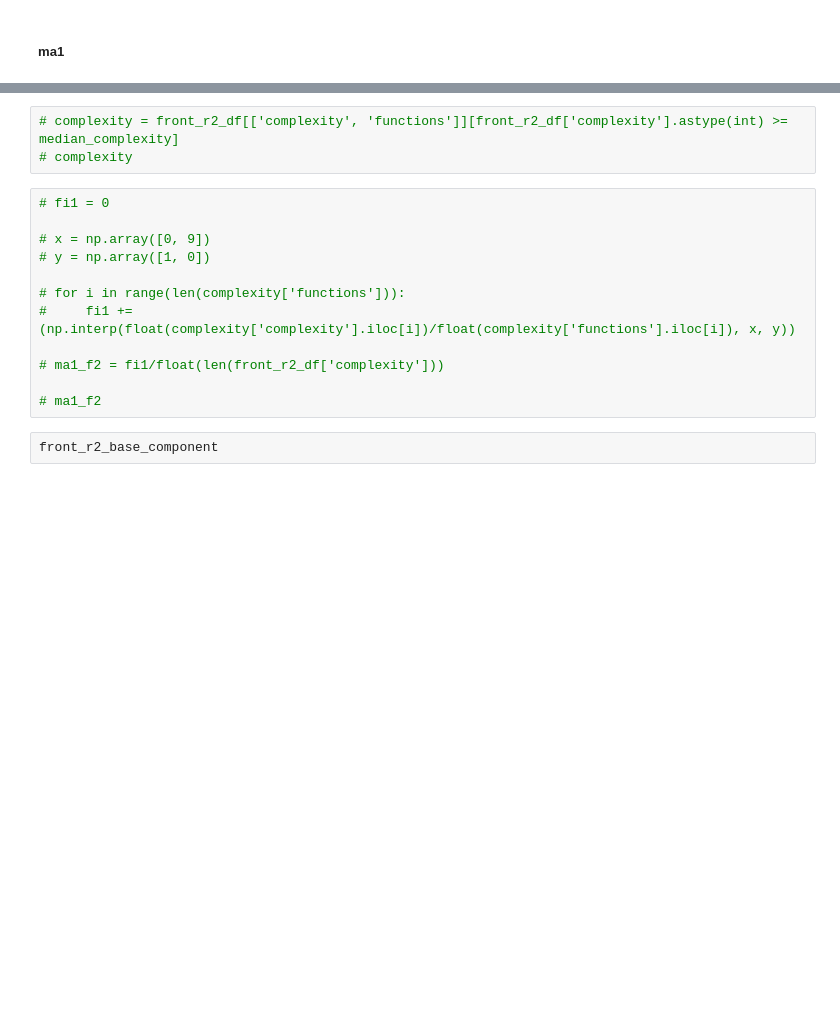
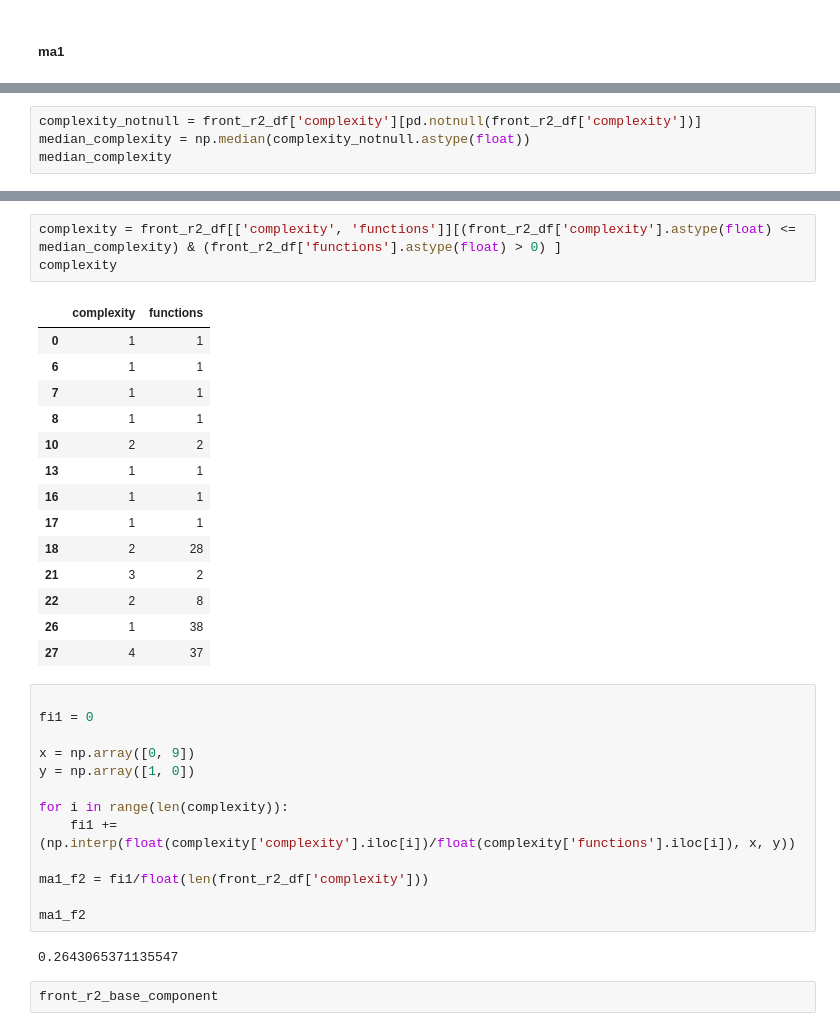
Before and after one commit to fga-eps-mds/2020.1-Grupo6, a Jupyter notebook: analytics/src/analytics.ipynb, the cells around one changed output, grey strips where cells are left out. Saved outputs shown, nothing was run; the diff lists cells and outputs as text; blank space fills up the shorter version.

```diff
--- a/analytics/src/analytics.ipynb
+++ b/analytics/src/analytics.ipynb
@@ -1314,0 +1400,4 @@ front_r2_df
+# %%
+complexity_notnull = front_r2_df['complexity'][pd.notnull(front_r2_df['complexity'])]
+median_complexity = np.median(complexity_notnull.astype(float))
+median_complexity
@@ -1315,18 +1426,36 @@ front_r2_df
 # %%
-# complexity = front_r2_df[['complexity', 'functions']][front_r2_df['complexity'].astype(int) >= median_complexity]
-# complexity
+complexity = front_r2_df[['complexity', 'functions']][(front_r2_df['complexity'].astype(float) <= median_complexity) & (front_r2_df['functions'].astype(float) > 0) ]
+complexity
+# %% [output]
+|  | complexity | functions |
+| 0 | 1 | 1 |
+| 6 | 1 | 1 |
+| 7 | 1 | 1 |
+| 8 | 1 | 1 |
+| 10 | 2 | 2 |
+| 13 | 1 | 1 |
+| 16 | 1 | 1 |
+| 17 | 1 | 1 |
+| 18 | 2 | 28 |
+| 21 | 3 | 2 |
+| 22 | 2 | 8 |
+| 26 | 1 | 38 |
+| 27 | 4 | 37 |
 # %%
-# fi1 = 0
 
-# x = np.array([0, 9])
-# y = np.array([1, 0])
+fi1 = 0
 
-# for i in range(len(complexity['functions'])):
-#     fi1 += (np.interp(float(complexity['complexity'].iloc[i])/float(complexity['functions'].iloc[i]), x, y))
+x = np.array([0, 9])
+y = np.array([1, 0])
 
-# ma1_f2 = fi1/float(len(front_r2_df['complexity']))
+for i in range(len(complexity)):
+    fi1 += (np.interp(float(complexity['complexity'].iloc[i])/float(complexity['functions'].iloc[i]), x, y))
 
-# ma1_f2
+ma1_f2 = fi1/float(len(front_r2_df['complexity']))
+
+ma1_f2
+# %% [output]
+0.2643065371135547
 # %%
 front_r2_base_component
 # %% [output]
```
Also changed, not shown: parts of 49 cells of this notebook.
